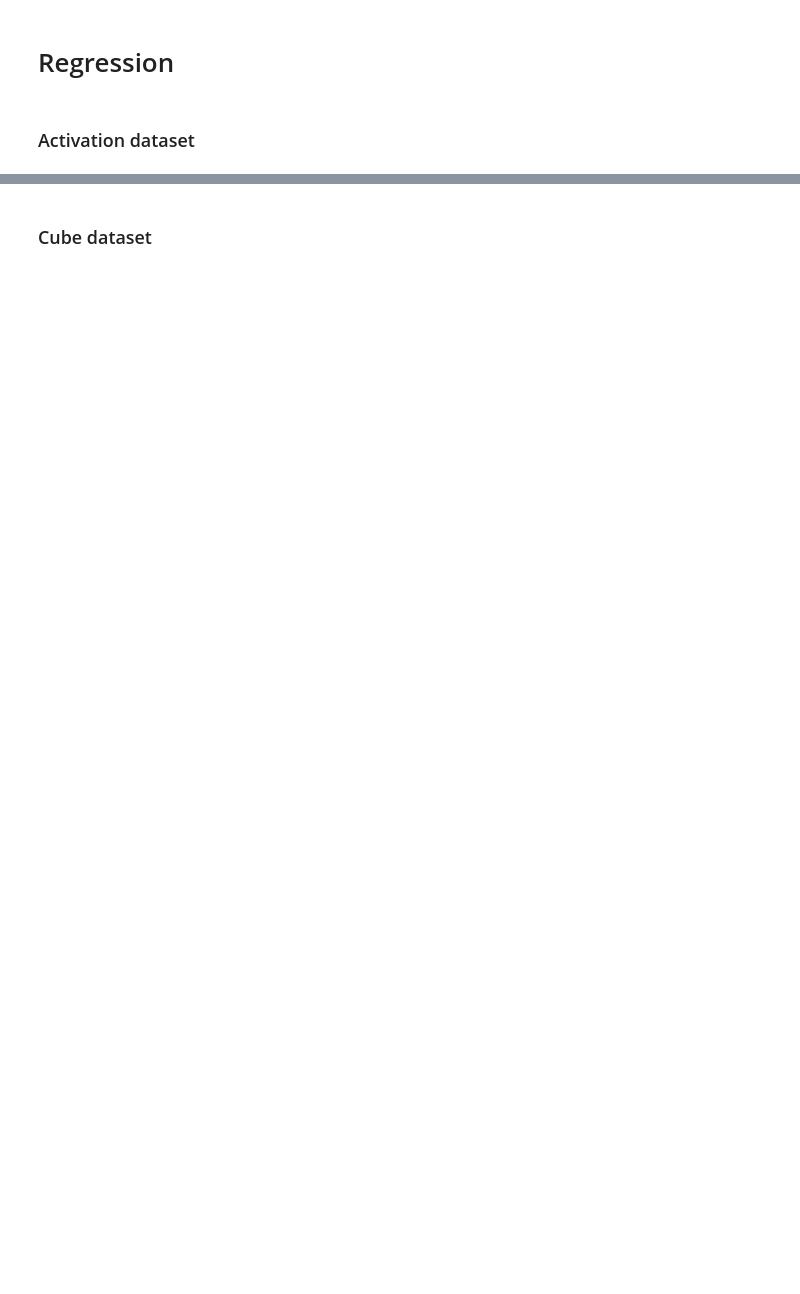
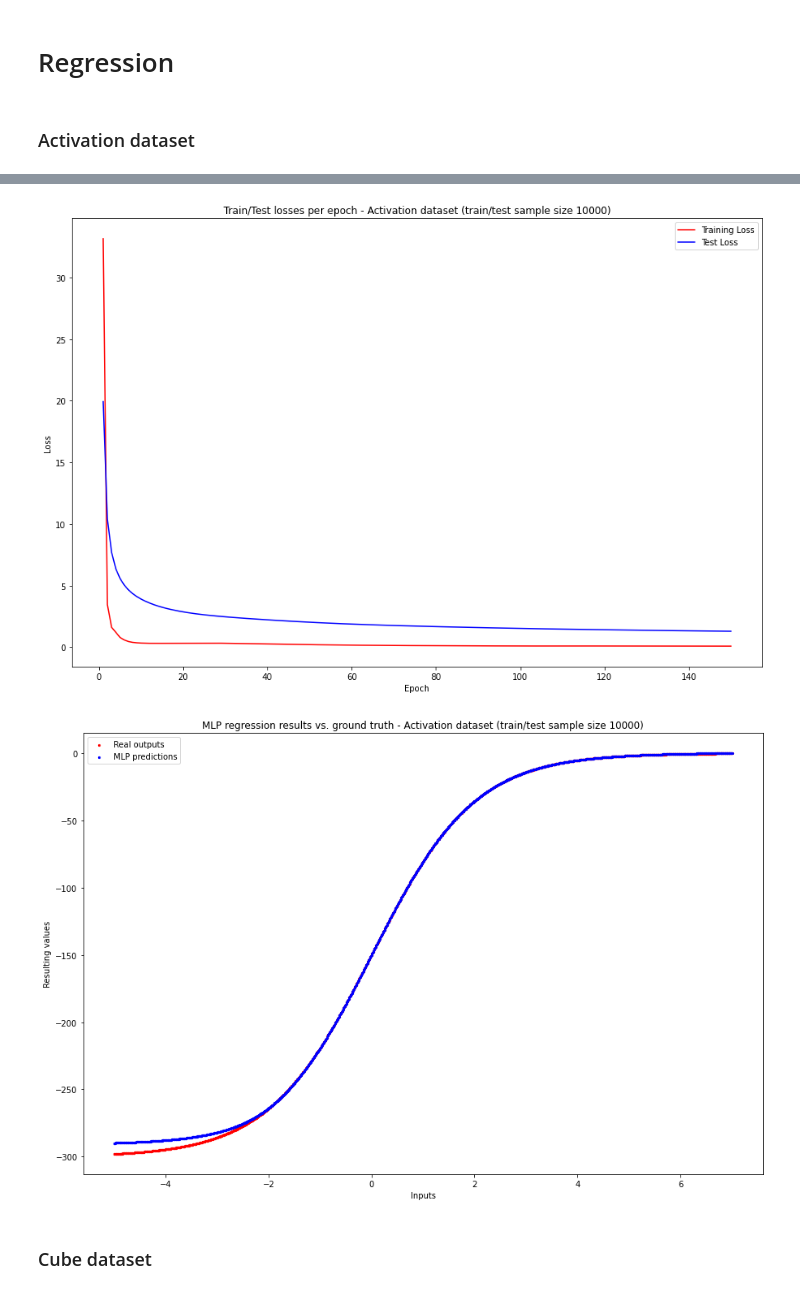
Before and after one commit to antoniszczepanik/toygrad, a Jupyter notebook: experiment.ipynb, the cells around one changed output, grey strips where cells are left out. Drawn from its saved outputs; the diff is of its cells as text; code cells hidden in the pictures; blank space fills up the shorter version.

```diff
--- a/experiment.ipynb
+++ b/experiment.ipynb
@@ -166,3 +121,29 @@ Epoch  100 - train loss 0.07715, test loss 0.07975
 # Regression
 # %% [markdown]
 ### Activation dataset
+# %%
+for size in DATASET_SIZES:
+    X, Y = read_data(f"{REG}/data.activation.train.{size}.csv")
+    X_test, Y_test = read_data(f"{REG}/data.activation.test.{size}.csv")
+    layers = [
+        Layer(in_size=1, out_size=4, activ_function=Sigmoid),
+        Layer(in_size=4, out_size=6, activ_function=Sigmoid),
+        Layer(in_size=6, out_size=1, activ_function=Linear),
+    ]
+    print("=======================================================================================")
+    header = f"Activation dataset (train/test sample size {size})"
+    print(header)
+    print("=======================================================================================")
+    m = MLP(
+        layers=layers,
+        loss=AbsoluteError,
+        bias=True,
+        batch_size=16,
+        epochs=150,
+        momentum=0.1,
+        learning_rate=0.01,
+    )
+    stats = m.train(X,Y, X_test, Y_test)
+    plot_train_test_losses(**stats, title=f"Train/Test losses per epoch - {header}")
+    plot_regression_decisions(X_test, Y_test, m, f"MLP regression results vs. ground truth - {header}")
+# %% [output]
@@ -169,2 +168,4 @@ Epoch  100 - train loss 0.07715, test loss 0.07975
+[figure, added]
+[figure, added]
 # %% [markdown]
 ### Cube dataset
```
Also changed, not shown: parts of 9 cells of this notebook, 2 other files.
